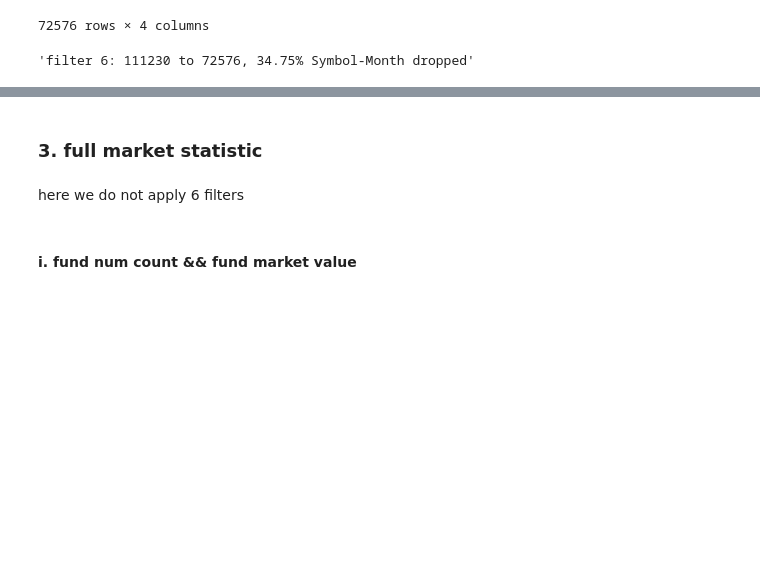
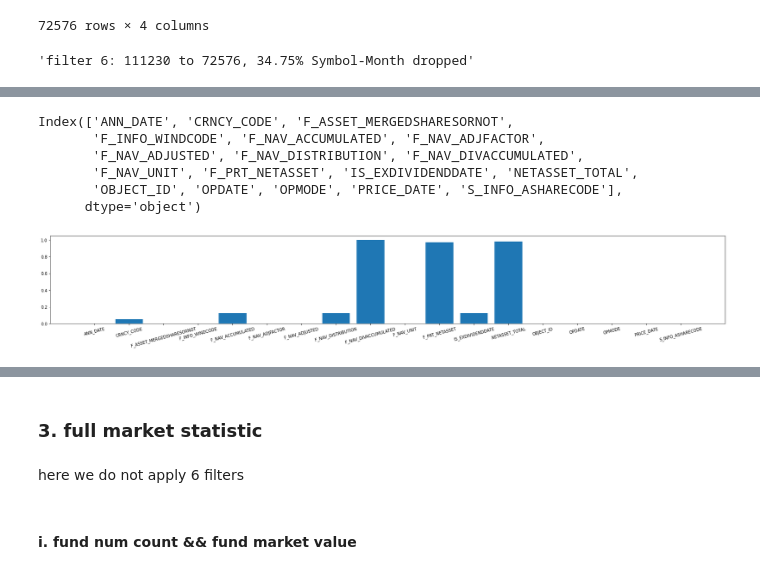
Before and after one commit to dacianpeng/mutual-fund-effective-or-not-Evidence-from-China, a Jupyter notebook: main.ipynb, the cells around one changed output, grey strips where cells are left out. Cells and saved outputs as stored; diff of their text form; code cells hidden in the pictures; blank space fills up the shorter version.

Commit message:
joinquant data source

```diff
--- a/main.ipynb
+++ b/main.ipynb
@@ -800,3 +793,5 @@ main_data_6
 f'filter 6: {len(main_data_5)} to {len(main_data_6)}, {round_(1 - len(main_data_6) / len(main_data_5))} Symbol-Month dropped'
 # %% [output]
 'filter 6: 111230 to 72576, 34.75% Symbol-Month dropped'
+# %%
+nav = pickle.load(open('data\Wind_NAV.pkl', 'rb'))
@@ -802,0 +827,20 @@ f'filter 6: {len(main_data_5)} to {len(main_data_6)}, {round_(1 - len(main_data_
+# %%
+nav.columns
+# %% [output]
+Index(['ANN_DATE', 'CRNCY_CODE', 'F_ASSET_MERGEDSHARESORNOT',
+       'F_INFO_WINDCODE', 'F_NAV_ACCUMULATED', 'F_NAV_ADJFACTOR',
+       'F_NAV_ADJUSTED', 'F_NAV_DISTRIBUTION', 'F_NAV_DIVACCUMULATED',
+       'F_NAV_UNIT', 'F_PRT_NETASSET', 'IS_EXDIVIDENDDATE', 'NETASSET_TOTAL',
+       'OBJECT_ID', 'OPDATE', 'OPMODE', 'PRICE_DATE', 'S_INFO_ASHARECODE'],
+      dtype='object')
+# %%
+fund_nav = nav[nav.F_INFO_WINDCODE.apply(lambda row: True if 'OF' in row else False)]
+# %%
+temp = pd.isnull(fund_nav).sum() / len(fund_nav)
+
+plt.figure(figsize=(30, 4))
+plt.bar(temp.index, temp.values)
+plt.xticks(rotation=15)
+pass
+# %% [output]
+[figure, added]
```
Also changed, not shown: parts of 57 cells of this notebook, 14 other files.
